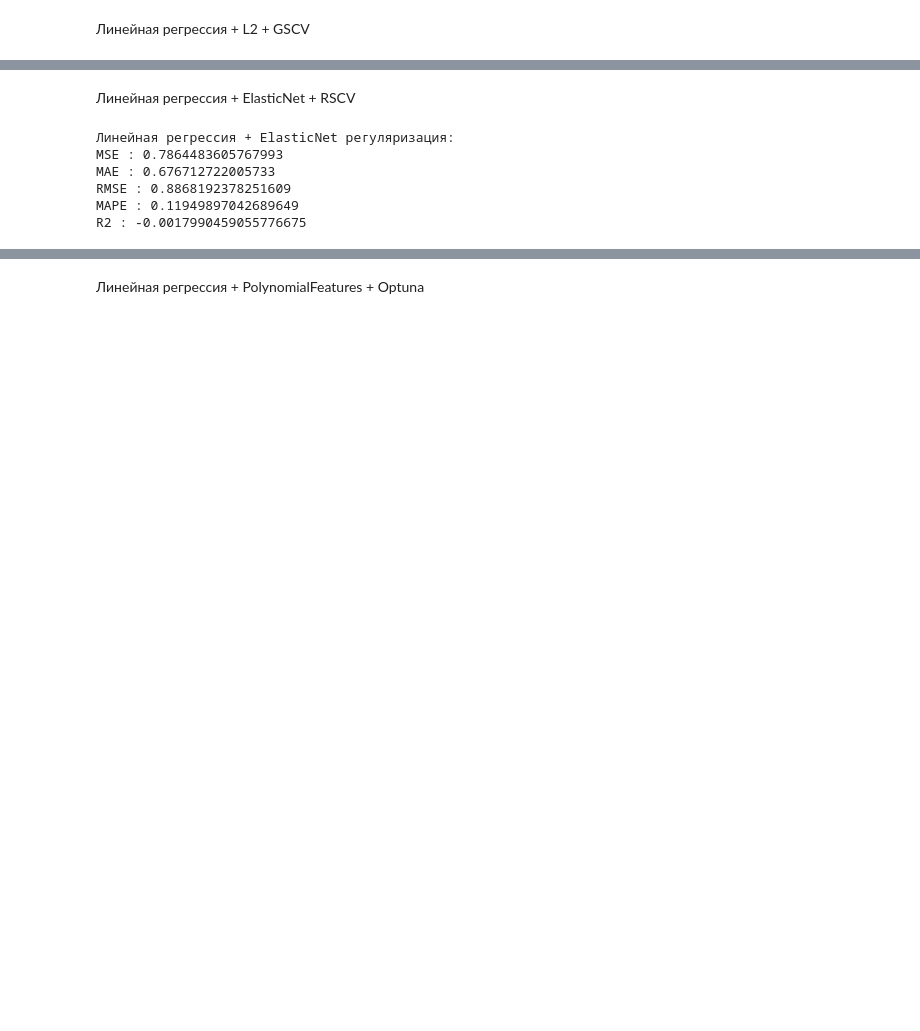
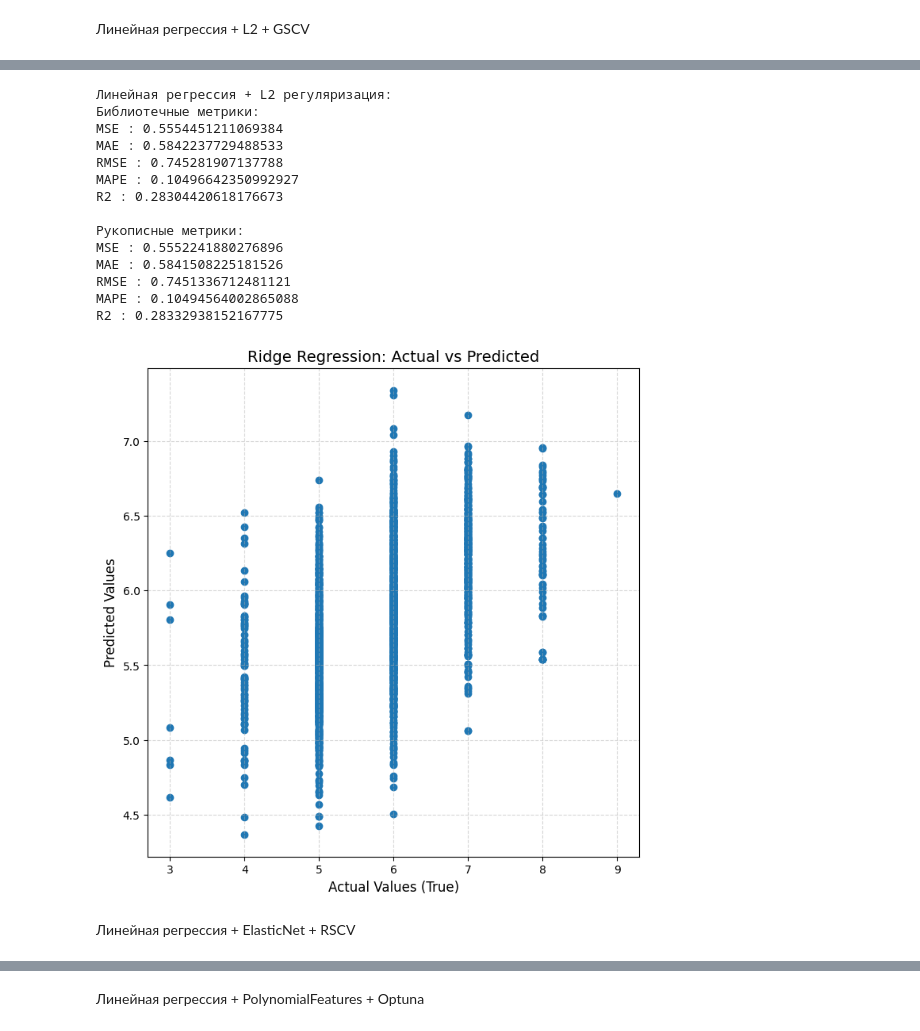
Before and after one commit to Chaizee/OMSTU_ML_LABS, a Jupyter notebook: lab2/lab2_regres.ipynb, the cells around one changed output, grey strips where cells are left out. Drawn from its saved outputs; the diff is of its cells as text; code cells hidden in the pictures; blank space fills up the shorter version.

```diff
--- a/lab2/lab2_regres.ipynb
+++ b/lab2/lab2_regres.ipynb
@@ -170,21 +236,54 @@ R2 : 0.28351150438926864
+# %%
+print("Линейная регрессия + L2 регуляризация:")
+print("Библиотечные метрики:")
+print(f'MSE : {mean_squared_error(y_test, Ridge_LR_pred)}')
+print(f'MAE : {mean_absolute_error(y_test, Ridge_LR_pred)}')
+print(f'RMSE : {root_mean_squared_error(y_test, Ridge_LR_pred)}')
+print(f'MAPE : {mean_absolute_percentage_error(y_test, Ridge_LR_pred)}')
+print(f'R2 : {r2_score(y_test, Ridge_LR_pred)}')
+
+print("\nРукописные метрики:")
+
+l2_mse, l2_mae, l2_rmse, l2_mape, l2_r2 = self_calc_metrics(y_test, best_pred)
+
+print(f'MSE : {l2_mse}')
+print(f'MAE : {l2_mae}')
+print(f'RMSE : {l2_rmse}')
+print(f'MAPE : {l2_mape}')
+print(f'R2 : {l2_r2}')
+
+plot_actual_vs_predicted(y_test, best_pred, title= "Ridge Regression: Actual vs Predicted")
+# %% [output]
+Линейная регрессия + L2 регуляризация:
+Библиотечные метрики:
+MSE : 0.5554451211069384
+MAE : 0.5842237729488533
+RMSE : 0.745281907137788
+MAPE : 0.10496642350992927
+R2 : 0.28304420618176673
+
+Рукописные метрики:
+MSE : 0.5552241880276896
+MAE : 0.5841508225181526
+RMSE : 0.7451336712481121
+MAPE : 0.10494564002865088
+R2 : 0.28332938152167775
+[figure, added]
 # %% [markdown]
 Линейная регрессия + ElasticNet + RSCV
 # %%
+from scipy.stats import uniform
 
-linear_regression_elasticNet_model = ElasticNet()
+base_elasticNet_model = ElasticNet()
+
+param_distributions = {
+    'alpha': [0.001, 0.01, 0.1, 1, 10, 100, 1000],
+    'tol': [0.0001, 0.00001, 0.000001],
+    'l1_ratio': uniform(0,1),
+}
+
+
+linear_regression_elasticNet_model = RandomizedSearchCV(base_elasticNet_model, param_distributions = param_distributions, n_iter = 50, cv = 5, scoring='neg_mean_squared_error')
+
 linear_regression_elasticNet_model.fit(X_train, y_train)
 ElasticNet_LR_pred = linear_regression_elasticNet_model.predict(X_test)
-
-print("Линейная регрессия + ElasticNet регуляризация:")
-print(f'MSE : {mean_squared_error(y_test, ElasticNet_LR_pred)}')
-print(f'MAE : {mean_absolute_error(y_test, ElasticNet_LR_pred)}')
-print(f'RMSE : {root_mean_squared_error(y_test, ElasticNet_LR_pred)}')
-print(f'MAPE : {mean_absolute_percentage_error(y_test, ElasticNet_LR_pred)}')
-print(f'R2 : {r2_score(y_test, ElasticNet_LR_pred)}')
-# %% [output]
-Линейная регрессия + ElasticNet регуляризация:
-MSE : 0.7864483605767993
-MAE : 0.676712722005733
-RMSE : 0.8868192378251609
-MAPE : 0.11949897042689649
-R2 : -0.0017990459055776675
```
Also changed, not shown: parts of 17 cells of this notebook, 4 other files.
